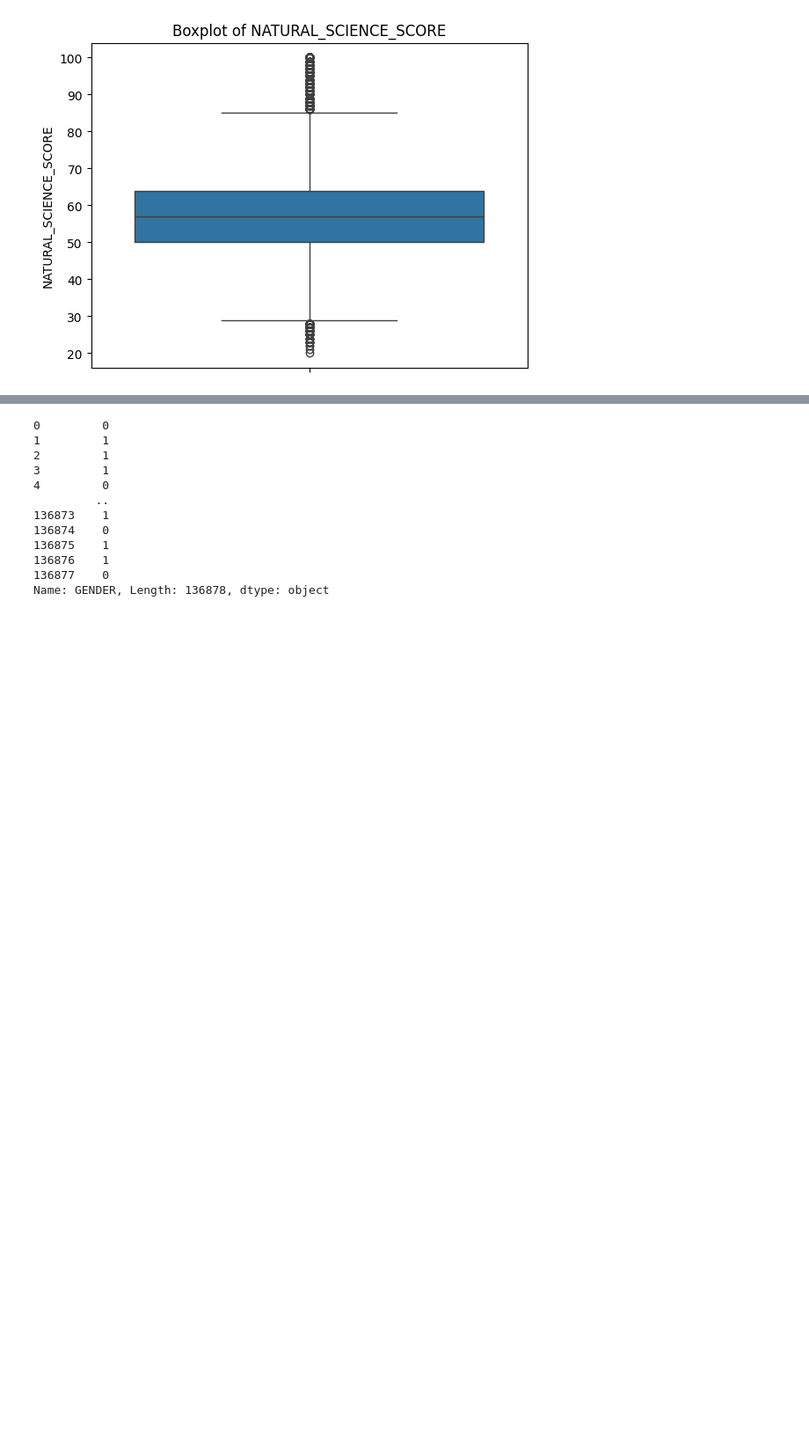
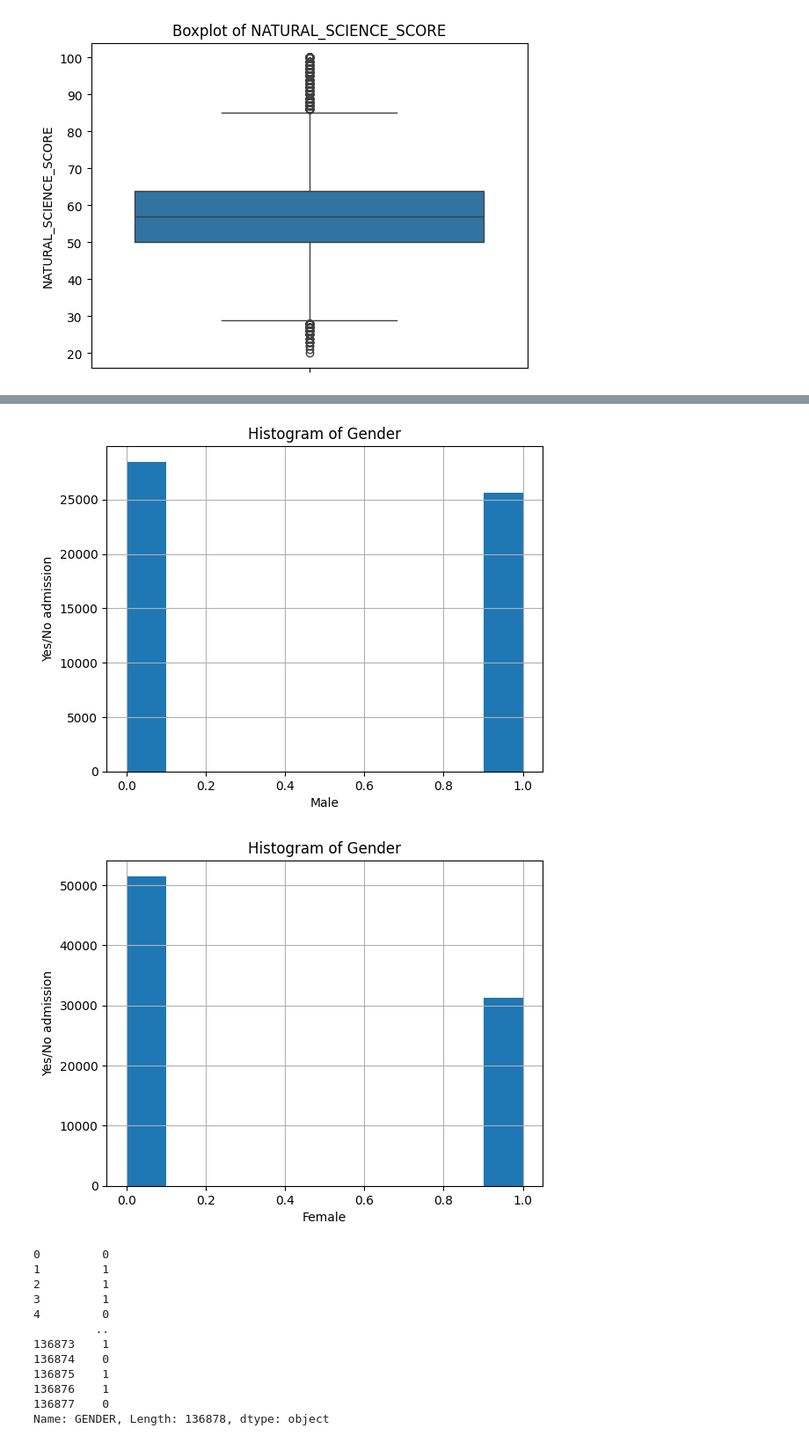
Before and after one commit to SinglePaper/Methods4RAI_Group5, a Jupyter notebook: Practical_1_EDA 1.ipynb, the cells around one changed output, grey strips where cells are left out. Shown at 88% size. Drawn from its saved outputs; the diff is of its cells as text; code cells hidden in the pictures; blank space fills up the shorter version.

```diff
--- a/Practical_1_EDA 1.ipynb
+++ b/Practical_1_EDA 1.ipynb
@@ -124,3 +161,19 @@ NameError: name 'numerical' is not defined
+# %%
+gender_female = data[data["GENDER"]=="F"]
+gender_male = data[data["GENDER"]=="M"]
+gender_male["ADMISSION"].hist()
+plt.title('Histogram of Gender')
+plt.xlabel('Male')
+plt.ylabel('Yes/No admission')
+plt.show()
+gender_female["ADMISSION"].hist()
+plt.title('Histogram of Gender')
+plt.xlabel('Female')
+plt.ylabel('Yes/No admission')
+plt.show()
+# %% [output]
+[figure, added]
+[figure, added]
 # %%
 
 # 5. Advanced EDA:
```
Also changed, not shown: parts of 10 cells of this notebook.
